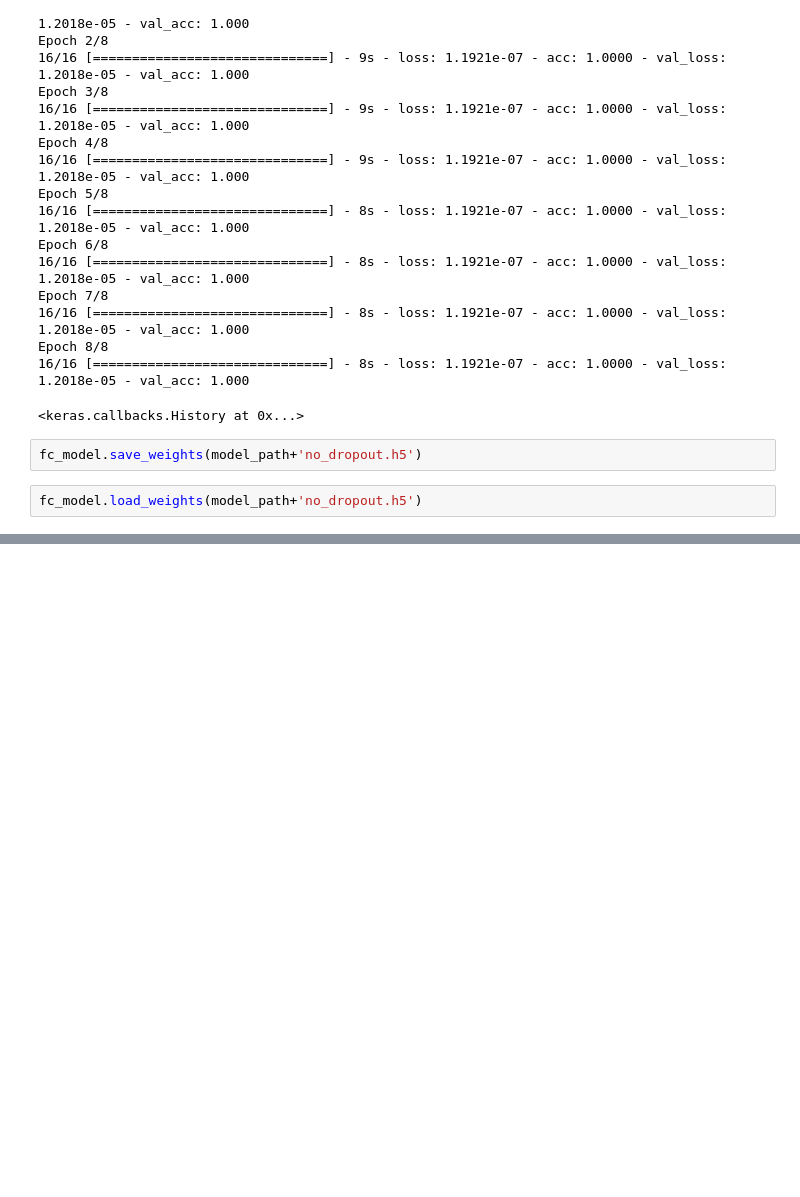
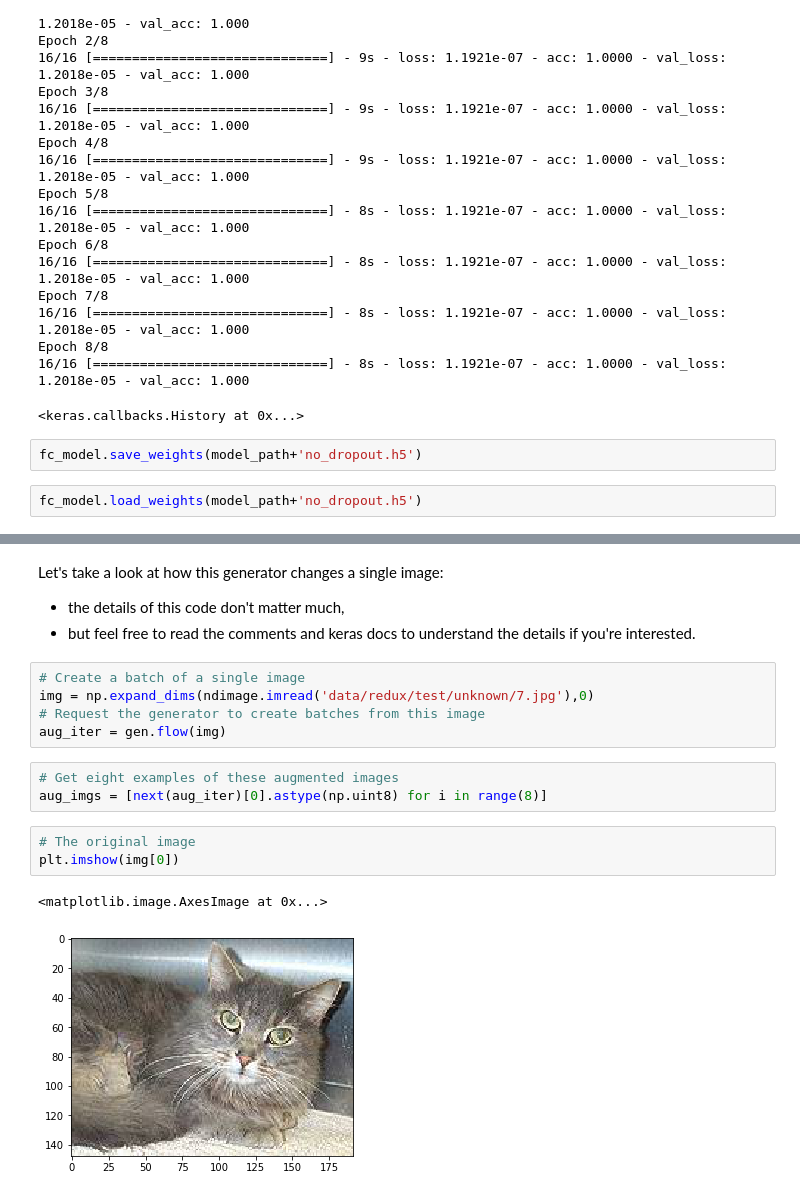
Before and after one commit to krittameth-teacha/courses, a Jupyter notebook: deeplearning1/nbs/lesson3_1_kt.ipynb, the cells around one changed output, grey strips where cells are left out. Saved outputs shown, nothing was run; the diff lists cells and outputs as text; blank space fills up the shorter version.

Commit message:
[L3] Data augmentation

```diff
--- a/deeplearning1/nbs/lesson3_1_kt.ipynb
+++ b/deeplearning1/nbs/lesson3_1_kt.ipynb
@@ -181,0 +232,18 @@ fc_model.load_weights(model_path+'no_dropout.h5')
+# %% [markdown]
+Let's take a look at how this generator changes a single image:
+- the details of this code don't matter much,
+- but feel free to read the comments and keras docs to understand the details if you're interested.
+# %%
+# Create a batch of a single image
+img = np.expand_dims(ndimage.imread('data/redux/test/unknown/7.jpg'),0)
+# Request the generator to create batches from this image
+aug_iter = gen.flow(img)
+# %%
+# Get eight examples of these augmented images
+aug_imgs = [next(aug_iter)[0].astype(np.uint8) for i in range(8)]
+# %%
+# The original image
+plt.imshow(img[0])
+# %% [output]
+<matplotlib.image.AxesImage at 0x...>
+[figure, added]
```
Also changed, not shown: parts of 24 cells of this notebook.
